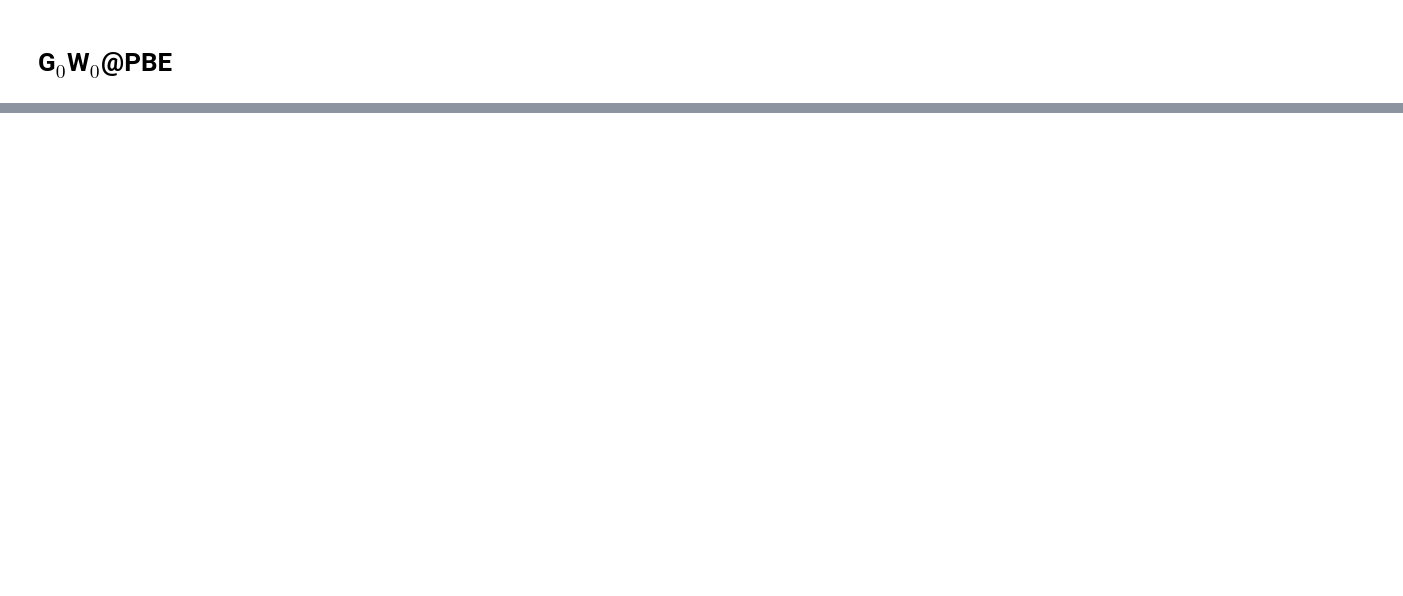
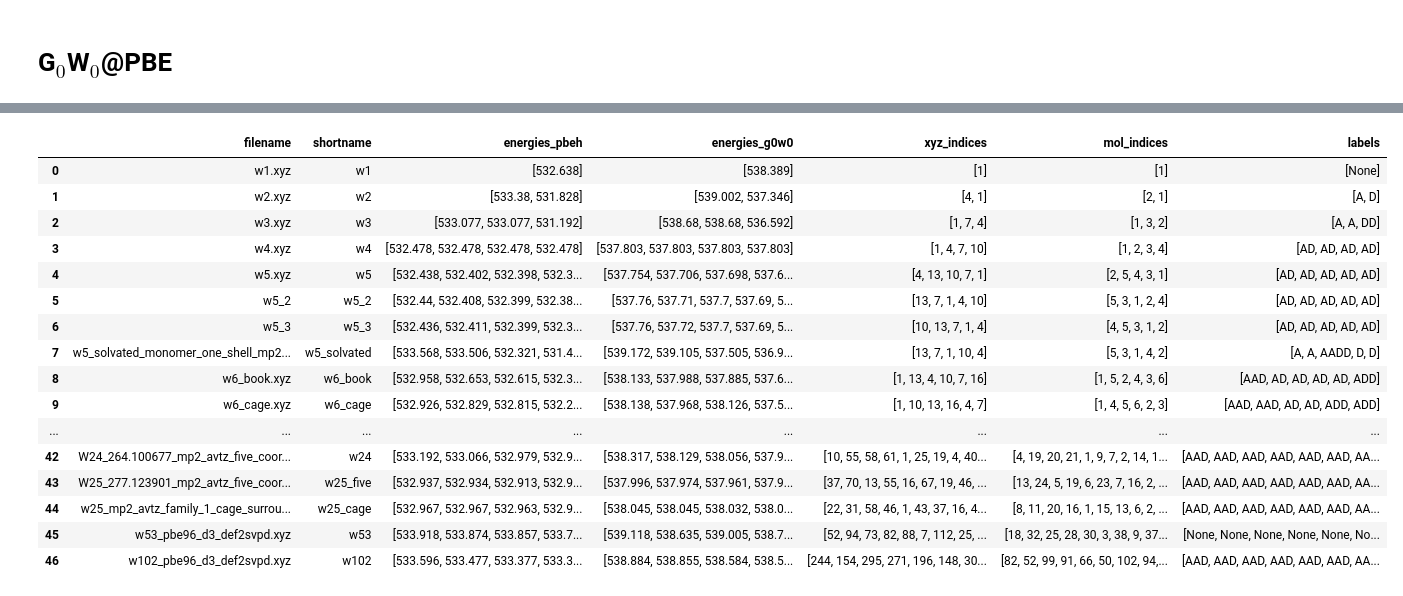
Before and after one commit to spec-org/water, a Jupyter notebook: results/g0w0.ipynb, the cells around one changed output, grey strips where cells are left out. Saved outputs shown, nothing was run; the diff lists cells and outputs as text; code cells hidden in the pictures; blank space fills up the shorter version.

```diff
--- a/results/g0w0.ipynb
+++ b/results/g0w0.ipynb
@@ -88,0 +157,20 @@ plt.show()
+# %%
+g0w0_df
+# %% [output]
+|  | filename | shortname | energies_pbeh | energies_g0w0 | xyz_indices | mol_indices | labels |
+| 0 | w1.xyz | w1 | [532.638] | [538.389] | [1] | [1] | [None] |
+| 1 | w2.xyz | w2 | [533.38, 531.828] | [539.002, 537.346] | [4, 1] | [2, 1] | [A, D] |
+| 2 | w3.xyz | w3 | [533.077, 533.077, 531.192] | [538.68, 538.68, 536.592] | [1, 7, 4] | [1, 3, 2] | [A, A, DD] |
+| 3 | w4.xyz | w4 | [532.478, 532.478, 532.478, 532.478] | [537.803, 537.803, 537.803, 537.803] | [1, 4, 7, 10] | [1, 2, 3, 4] | [AD, AD, AD, AD] |
+| 4 | w5.xyz | w5 | [532.438, 532.402, 532.398, 532.3... | [537.754, 537.706, 537.698, 537.6... | [4, 13, 10, 7, 1] | [2, 5, 4, 3, 1] | [AD, AD, AD, AD, AD] |
+| 5 | w5_2 | w5_2 | [532.44, 532.408, 532.399, 532.38... | [537.76, 537.71, 537.7, 537.69, 5... | [13, 7, 1, 4, 10] | [5, 3, 1, 2, 4] | [AD, AD, AD, AD, AD] |
+| 6 | w5_3 | w5_3 | [532.436, 532.411, 532.399, 532.3... | [537.76, 537.72, 537.7, 537.69, 5... | [10, 13, 7, 1, 4] | [4, 5, 3, 1, 2] | [AD, AD, AD, AD, AD] |
+| 7 | w5_solvated_monomer_one_shell_mp2... | w5_solvated | [533.568, 533.506, 532.321, 531.4... | [539.172, 539.105, 537.505, 536.9... | [13, 7, 1, 10, 4] | [5, 3, 1, 4, 2] | [A, A, AADD, D, D] |
+| 8 | w6_book.xyz | w6_book | [532.958, 532.653, 532.615, 532.3... | [538.133, 537.988, 537.885, 537.6... | [1, 13, 4, 10, 7, 16] | [1, 5, 2, 4, 3, 6] | [AAD, AD, AD, AD, AD, ADD] |
+| 9 | w6_cage.xyz | w6_cage | [532.926, 532.829, 532.815, 532.2... | [538.138, 537.968, 538.126, 537.5... | [1, 10, 13, 16, 4, 7] | [1, 4, 5, 6, 2, 3] | [AAD, AAD, AD, AD, ADD, ADD] |
+| ... | ... | ... | ... | ... | ... | ... | ... |
+| 42 | W24_264.100677_mp2_avtz_five_coor... | w24 | [533.192, 533.066, 532.979, 532.9... | [538.317, 538.129, 538.056, 537.9... | [10, 55, 58, 61, 1, 25, 19, 4, 40... | [4, 19, 20, 21, 1, 9, 7, 2, 14, 1... | [AAD, AAD, AAD, AAD, AAD, AAD, AA... |
+| 43 | W25_277.123901_mp2_avtz_five_coor... | w25_five | [532.937, 532.934, 532.913, 532.9... | [537.996, 537.974, 537.961, 537.9... | [37, 70, 13, 55, 16, 67, 19, 46, ... | [13, 24, 5, 19, 6, 23, 7, 16, 2, ... | [AAD, AAD, AAD, AAD, AAD, AAD, AA... |
+| 44 | w25_mp2_avtz_family_1_cage_surrou... | w25_cage | [532.967, 532.967, 532.963, 532.9... | [538.045, 538.045, 538.032, 538.0... | [22, 31, 58, 46, 1, 43, 37, 16, 4... | [8, 11, 20, 16, 1, 15, 13, 6, 2, ... | [AAD, AAD, AAD, AAD, AAD, AAD, AA... |
+| 45 | w53_pbe96_d3_def2svpd.xyz | w53 | [533.918, 533.874, 533.857, 533.7... | [539.118, 538.635, 539.005, 538.7... | [52, 94, 73, 82, 88, 7, 112, 25, ... | [18, 32, 25, 28, 30, 3, 38, 9, 37... | [None, None, None, None, None, No... |
+| 46 | w102_pbe96_d3_def2svpd.xyz | w102 | [533.596, 533.477, 533.377, 533.3... | [538.884, 538.855, 538.584, 538.5... | [244, 154, 295, 271, 196, 148, 30... | [82, 52, 99, 91, 66, 50, 102, 94,... | [AAD, AAD, AAD, AAD, AAD, AAD, AA... |
```
Also changed, not shown: parts of 3 cells of this notebook, 5 other files.
